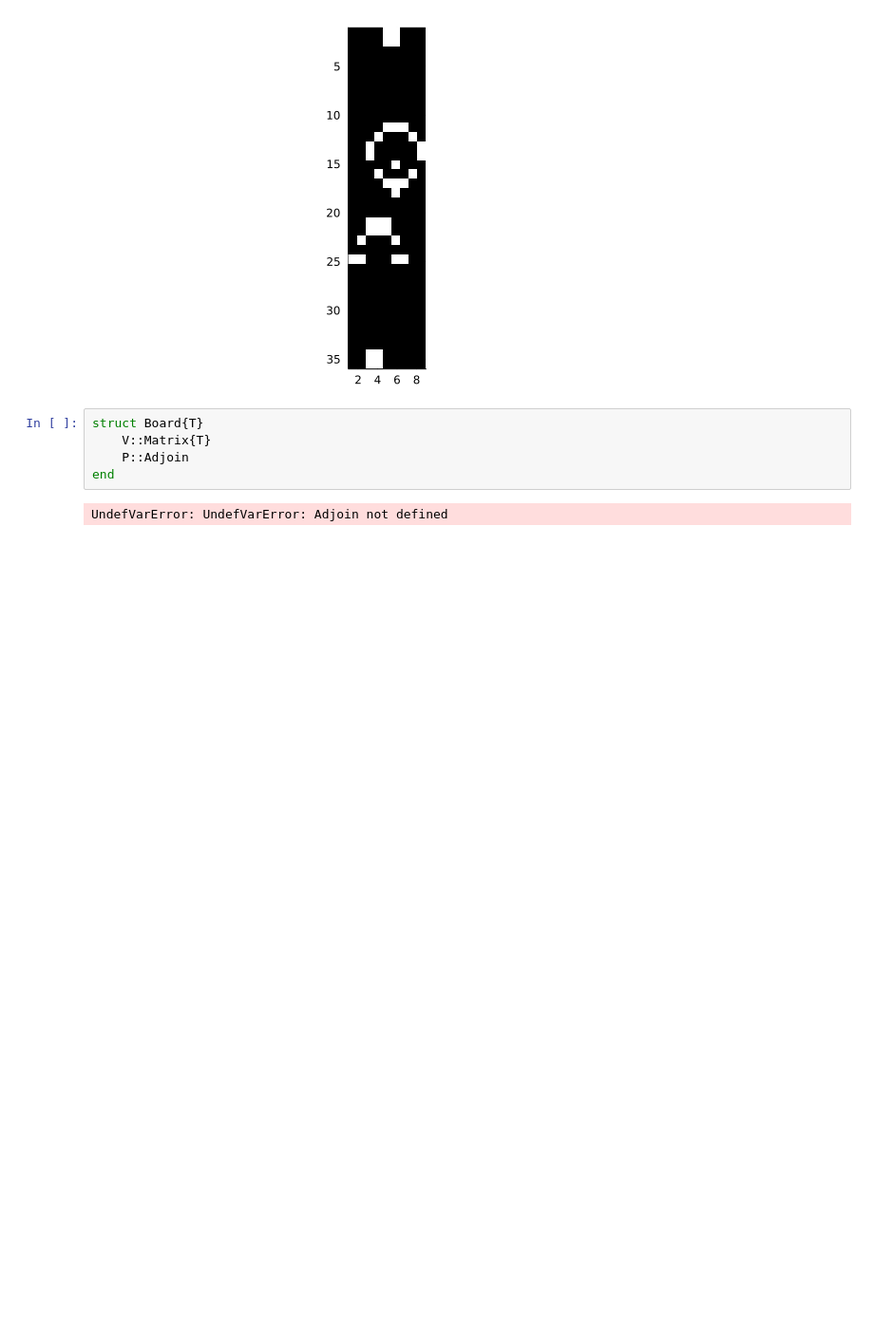
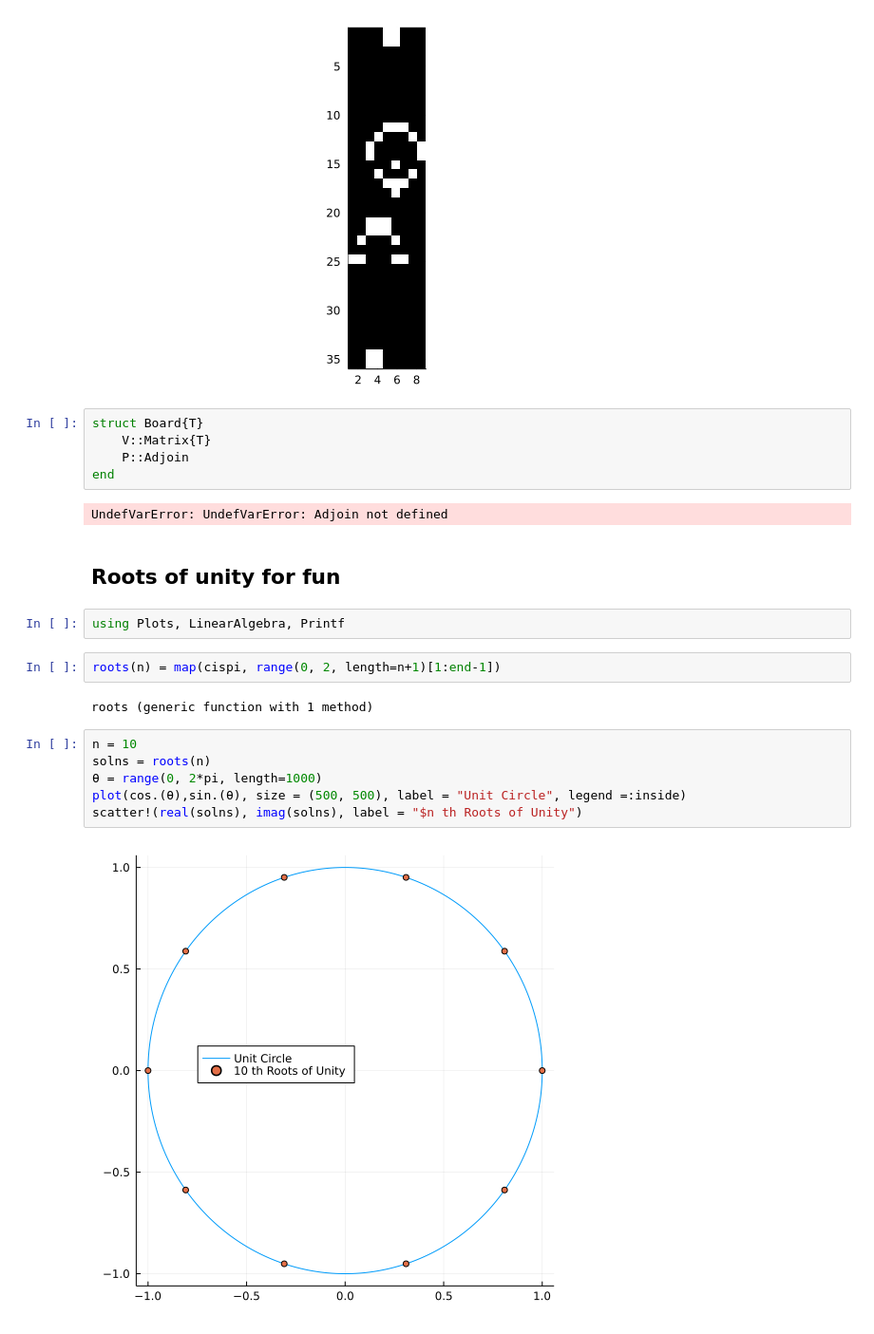
Before and after one commit to isomorphicdude/MATH50003NumericalAnalysis, a Jupyter notebook: my_sheets/playing.ipynb, the cells around one changed output. Shown at 95% size. Cells and saved outputs as stored; diff of their text form; blank space fills up the shorter version.

```diff
--- a/my_sheets/playing.ipynb
+++ b/my_sheets/playing.ipynb
@@ -100,3 +100,19 @@ struct Board{T}
 end
 # %% [output]
 UndefVarError: UndefVarError: Adjoin not defined
+# %% [markdown]
+## Roots of unity for fun
+# %%
+using Plots, LinearAlgebra, Printf
+# %%
+roots(n) = map(cispi, range(0, 2, length=n+1)[1:end-1])
+# %% [output]
+roots (generic function with 1 method)
+# %%
+n = 10
+solns = roots(n)
+θ = range(0, 2*pi, length=1000)
+plot(cos.(θ),sin.(θ), size = (500, 500), label = "Unit Circle", legend =:inside)
+scatter!(real(solns), imag(solns), label = "$n th Roots of Unity")
+# %% [output]
+[figure, added]
```
Also changed, not shown: parts of 3 cells of this notebook, 2 other files.
